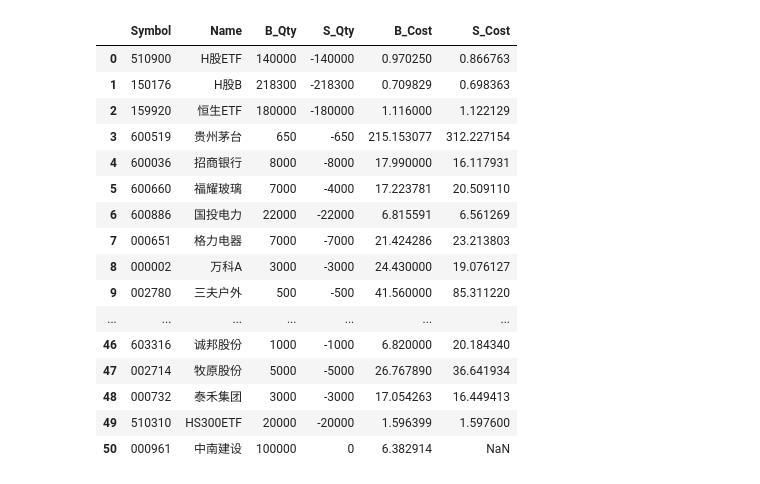
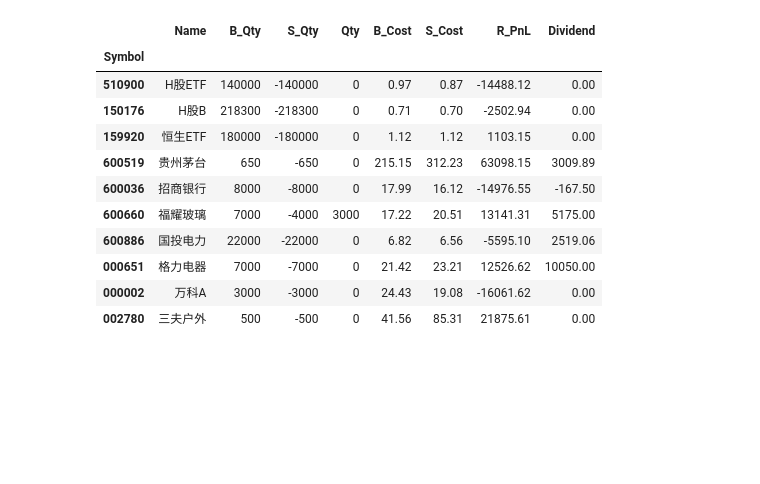
Before and after one commit to rotblade/goldshire, a Jupyter notebook: profit-home.ipynb, the cells around one changed output. Drawn from its saved outputs; the diff is of its cells as text; code cells hidden in the pictures; blank space fills up the shorter version.

```diff
--- a/profit-home.ipynb
+++ b/profit-home.ipynb
@@ -7,11 +7,8 @@ import numpy as np
 stocks = pd.read_csv('csv/stocks-cny.csv', dtype={'Symbol':str})
 trades = pd.read_csv('csv/trades-cny.csv', dtype={'Symbol':str, 'Qty':np.int64})
 dividends = pd.read_csv('csv/dividends-cny.csv', dtype={'Symbol':str, 'Qty':np.int64})
-stocks.set_index('Symbol', inplace=True)
-trades.set_index('Symbol', inplace=True)
-dividends.set_index('Symbol', inplace=True)
 # %%
-def get_trade_indicators(stocks, trades, dividends):
+def get_summary(stocks, trades, divids):
     '''
     stocks: A pandas dataframe that lists all traded stocks.
     trades: A pandas dataframe that lists all trades.
@@ -21,59 +18,62 @@ def get_trade_indicators(stocks, trades, dividends):
     For example, Total buy/sell amount for a stock and average buy/sell price.
     '''
 
+    # Set stock's symbol as Dataframe index.
+    stocks.set_index('Symbol', inplace=True)
+    trades.set_index('Symbol', inplace=True)
+    divids.set_index('Symbol', inplace=True)
+
     # Calculate actual amount for each trade.
     proceed = trades['Price'] * trades['Qty'].abs()
     fee = trades['Commission'] + trades['Tax']
     trades['Basis'] = np.where( trades['Transaction']=='BUY',
             proceed+fee, proceed-fee)
 
-    # Generate Pandas groupby object for all traded stocks.
+    # Generate Pandas groupby object for trades and dividends.
     group_trade = trades.groupby([trades.index, trades['Transaction']])
+    group_divid = divids.groupby(divids.index)
 
     # Claculate total bought/sold qty for each stock.
     qty_sum = group_trade['Qty'].sum().unstack(fill_value=0)
     stocks_detail = stocks.join(qty_sum)
     stocks_detail.columns = ['Name', 'B_Qty', 'S_Qty']
+    stocks_detail['Qty'] = stocks_detail['B_Qty'] + stocks_detail['S_Qty']
 
     # Calculate average bought/sold price.
     basis = group_trade['Basis'].sum().unstack(fill_value=0)
     stocks_detail['B_Cost'] = basis['BUY']/stocks_detail['B_Qty']
     stocks_detail['S_Cost'] = basis['SELL']/stocks_detail['S_Qty'].abs()
 
+    # Calculate realized profit/loss
+    sold_cost = stocks_detail['B_Cost'] * stocks_detail['S_Qty'].abs()
+    stocks_detail['R_PnL'] = basis['SELL']- sold_cost
 
-    return stocks_detail
+    # Calculate dividend for each stock.
+    divid_fee = divids['Commission'] + divids['Tax']
+    divids['Dividend'] = divids['PerShare']*divids['Qty'] - divid_fee
+    stocks_detail['Dividend'] = group_divid['Dividend'].sum()
+
+    # Fill NaN with zero value for realized profit/loss and dividend.
+    stocks_detail['R_PnL'].fillna(0.0, inplace=True)
+    stocks_detail['Dividend'].fillna(0.0, inplace=True)
+
+    #return stocks_detail.reset_index().round(2)
+    return stocks_detail.round(2)
-# %%
-"""
-为每笔交易计算实际金额
-
-买入交易：买入价格 * 买入股数 + 佣金 + 税
-卖出交易：卖出价格 * 卖出股数 - 佣金 - 税
-"""
-
-proceed = trades['Price'] * trades['Qty'].abs()
-fee = trades['Commission'] + trades['Tax']
-trades['Basis'] = np.where(trades['Transaction']=='BUY', proceed+fee, proceed-fee)
-group_trade = trades.groupby([trades.index, trades['Transaction']])
 # %%
 """测试"""
 
-stocks_detail = get_trade_indicators(stocks, trades, dividends)
-stocks_detail
+stocks_summary = get_summary(stocks, trades, dividends)
+stocks_summary.head(10)
 # %% [output]
-|  | Symbol | Name | B_Qty | S_Qty | B_Cost | S_Cost |
-| 0 | 510900 | H股ETF | 140000 | -140000 | 0.970250 | 0.866763 |
-| 1 | 150176 | H股B | 218300 | -218300 | 0.709829 | 0.698363 |
-| 2 | 159920 | 恒生ETF | 180000 | -180000 | 1.116000 | 1.122129 |
-| 3 | 600519 | 贵州茅台 | 650 | -650 | 215.153077 | 312.227154 |
-| 4 | 600036 | 招商银行 | 8000 | -8000 | 17.990000 | 16.117931 |
-| 5 | 600660 | 福耀玻璃 | 7000 | -4000 | 17.223781 | 20.509110 |
-| 6 | 600886 | 国投电力 | 22000 | -22000 | 6.815591 | 6.561269 |
-| 7 | 000651 | 格力电器 | 7000 | -7000 | 21.424286 | 23.213803 |
-| 8 | 000002 | 万科A | 3000 | -3000 | 24.430000 | 19.076127 |
-| 9 | 002780 | 三夫户外 | 500 | -500 | 41.560000 | 85.311220 |
-| ... | ... | ... | ... | ... | ... | ... |
-| 46 | 603316 | 诚邦股份 | 1000 | -1000 | 6.820000 | 20.184340 |
-| 47 | 002714 | 牧原股份 | 5000 | -5000 | 26.767890 | 36.641934 |
-| 48 | 000732 | 泰禾集团 | 3000 | -3000 | 17.054263 | 16.449413 |
-| 49 | 510310 | HS300ETF | 20000 | -20000 | 1.596399 | 1.597600 |
-| 50 | 000961 | 中南建设 | 100000 | 0 | 6.382914 | NaN |
+|  | Name | B_Qty | S_Qty | Qty | B_Cost | S_Cost | R_PnL | Dividend |
+| Symbol |  |  |  |  |  |  |  |  |
+| 510900 | H股ETF | 140000 | -140000 | 0 | 0.97 | 0.87 | -14488.12 | 0.00 |
+| 150176 | H股B | 218300 | -218300 | 0 | 0.71 | 0.70 | -2502.94 | 0.00 |
+| 159920 | 恒生ETF | 180000 | -180000 | 0 | 1.12 | 1.12 | 1103.15 | 0.00 |
+| 600519 | 贵州茅台 | 650 | -650 | 0 | 215.15 | 312.23 | 63098.15 | 3009.89 |
+| 600036 | 招商银行 | 8000 | -8000 | 0 | 17.99 | 16.12 | -14976.55 | -167.50 |
+| 600660 | 福耀玻璃 | 7000 | -4000 | 3000 | 17.22 | 20.51 | 13141.31 | 5175.00 |
+| 600886 | 国投电力 | 22000 | -22000 | 0 | 6.82 | 6.56 | -5595.10 | 2519.06 |
+| 000651 | 格力电器 | 7000 | -7000 | 0 | 21.42 | 23.21 | 12526.62 | 10050.00 |
+| 000002 | 万科A | 3000 | -3000 | 0 | 24.43 | 19.08 | -16061.62 | 0.00 |
+| 002780 | 三夫户外 | 500 | -500 | 0 | 41.56 | 85.31 | 21875.61 | 0.00 |
```
Also changed, not shown: parts of 8 cells of this notebook, 6 other files.
